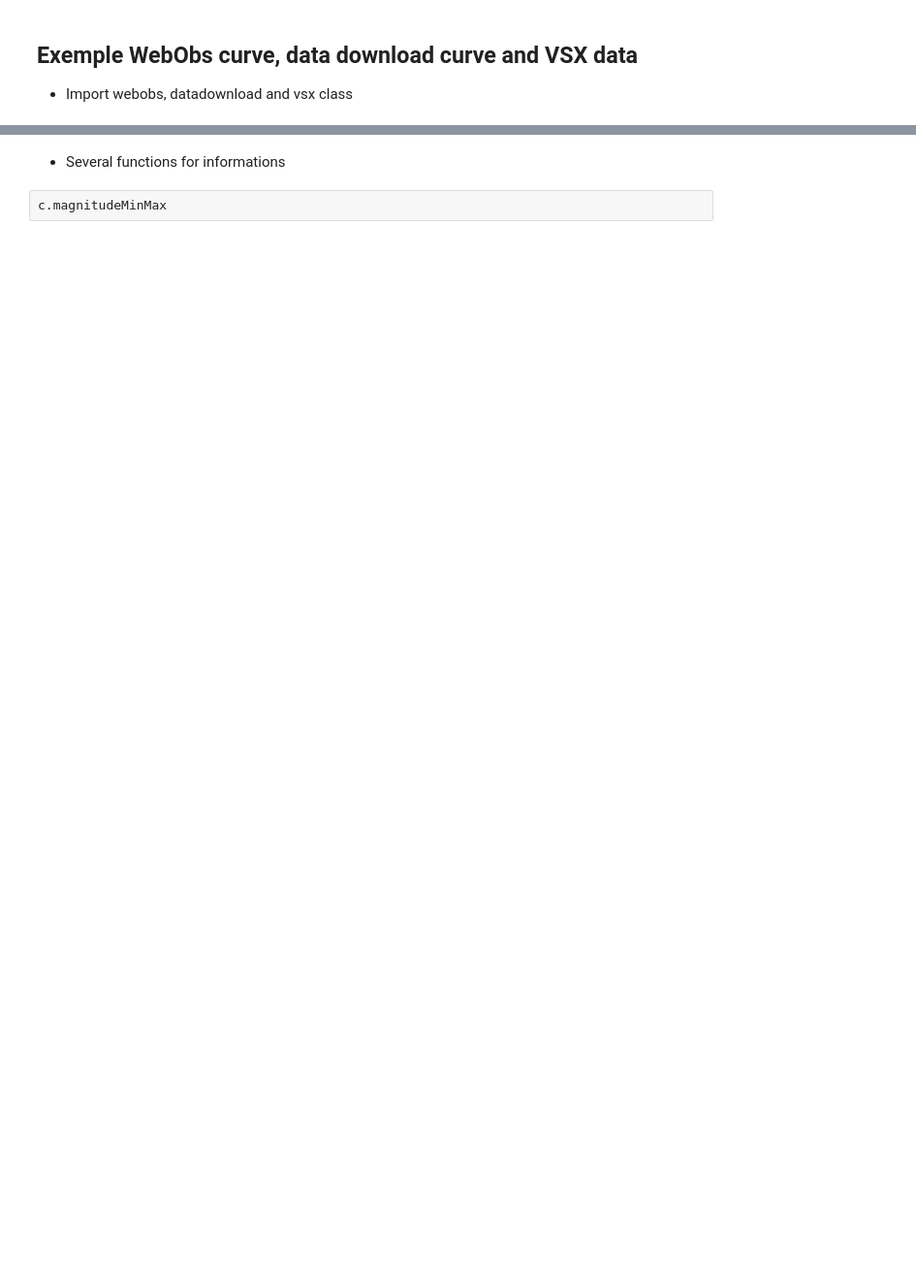
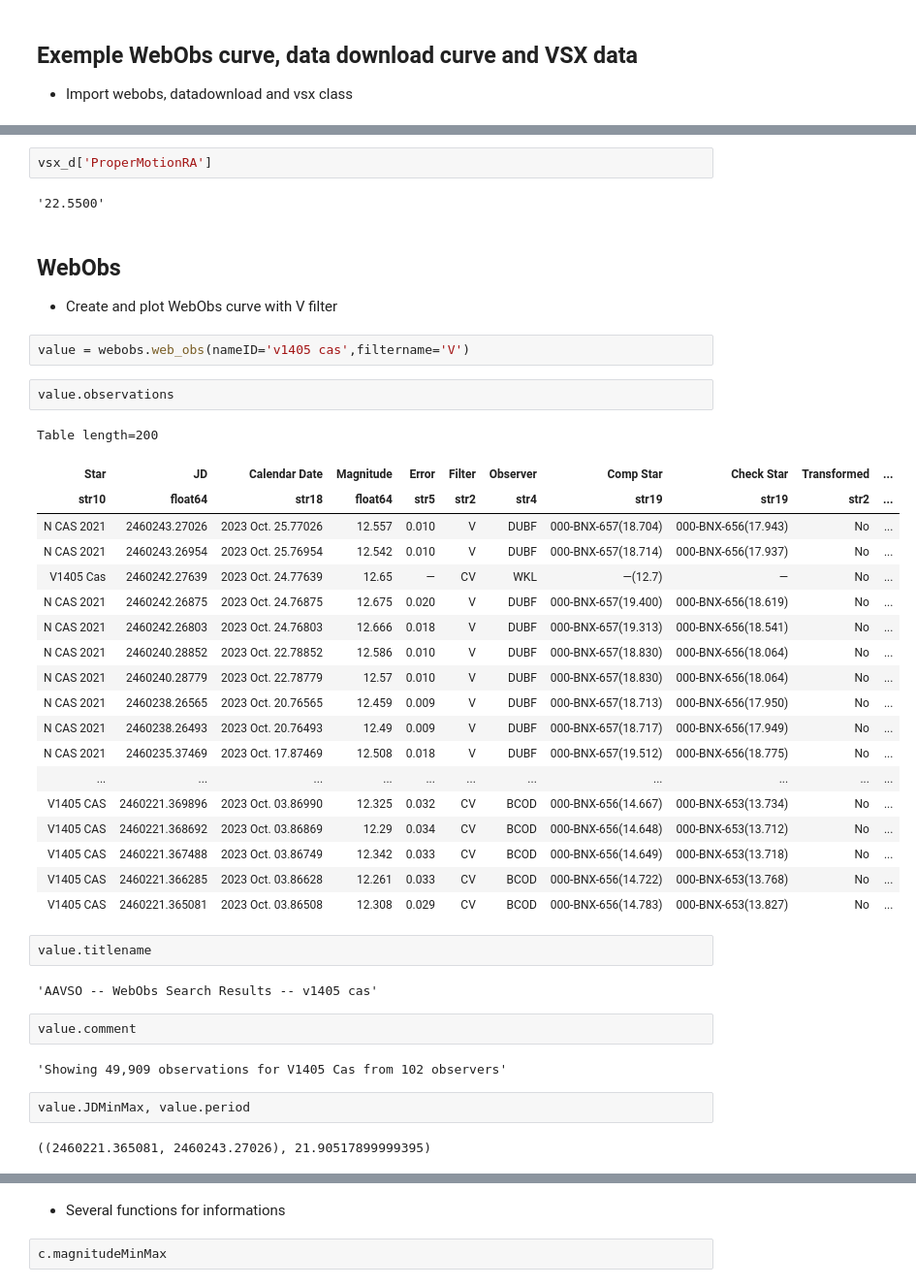
Before and after one commit to dtouzan/ciboulette, a Jupyter notebook: notebook/exemple-aavso.ipynb, the cells around one changed output, grey strips where cells are left out. Shown: that part at 97% size. Drawn from its saved outputs; the diff is of its cells as text; blank space fills up the shorter version.

```diff
--- a/notebook/exemple-aavso.ipynb
+++ b/notebook/exemple-aavso.ipynb
@@ -6,0 +104,43 @@ from ciboulette.aavso.webobs import WebObs, datadownload, vsx
+# %%
+vsx_d['ProperMotionRA']
+# %% [output]
+'22.5500'
+# %% [markdown]
+## WebObs
+- Create and plot WebObs curve with V filter
+# %%
+value = webobs.web_obs(nameID='v1405 cas',filtername='V')
+# %%
+value.observations
+# %% [output]
+Table length=200
+| Star | JD | Calendar Date | Magnitude | Error | Filter | Observer | Comp Star | Check Star | Transformed | ... |
+| str10 | float64 | str18 | float64 | str5 | str2 | str4 | str19 | str19 | str2 | ... |
+| N CAS 2021 | 2460243.27026 | 2023 Oct. 25.77026 | 12.557 | 0.010 | V | DUBF | 000-BNX-657(18.704) | 000-BNX-656(17.943) | No | ... |
+| N CAS 2021 | 2460243.26954 | 2023 Oct. 25.76954 | 12.542 | 0.010 | V | DUBF | 000-BNX-657(18.714) | 000-BNX-656(17.937) | No | ... |
+| V1405 Cas | 2460242.27639 | 2023 Oct. 24.77639 | 12.65 | — | CV | WKL | —(12.7) | — | No | ... |
+| N CAS 2021 | 2460242.26875 | 2023 Oct. 24.76875 | 12.675 | 0.020 | V | DUBF | 000-BNX-657(19.400) | 000-BNX-656(18.619) | No | ... |
+| N CAS 2021 | 2460242.26803 | 2023 Oct. 24.76803 | 12.666 | 0.018 | V | DUBF | 000-BNX-657(19.313) | 000-BNX-656(18.541) | No | ... |
+| N CAS 2021 | 2460240.28852 | 2023 Oct. 22.78852 | 12.586 | 0.010 | V | DUBF | 000-BNX-657(18.830) | 000-BNX-656(18.064) | No | ... |
+| N CAS 2021 | 2460240.28779 | 2023 Oct. 22.78779 | 12.57 | 0.010 | V | DUBF | 000-BNX-657(18.830) | 000-BNX-656(18.064) | No | ... |
+| N CAS 2021 | 2460238.26565 | 2023 Oct. 20.76565 | 12.459 | 0.009 | V | DUBF | 000-BNX-657(18.713) | 000-BNX-656(17.950) | No | ... |
+| N CAS 2021 | 2460238.26493 | 2023 Oct. 20.76493 | 12.49 | 0.009 | V | DUBF | 000-BNX-657(18.717) | 000-BNX-656(17.949) | No | ... |
+| N CAS 2021 | 2460235.37469 | 2023 Oct. 17.87469 | 12.508 | 0.018 | V | DUBF | 000-BNX-657(19.512) | 000-BNX-656(18.775) | No | ... |
+| ... | ... | ... | ... | ... | ... | ... | ... | ... | ... | ... |
+| V1405 CAS | 2460221.369896 | 2023 Oct. 03.86990 | 12.325 | 0.032 | CV | BCOD | 000-BNX-656(14.667) | 000-BNX-653(13.734) | No | ... |
+| V1405 CAS | 2460221.368692 | 2023 Oct. 03.86869 | 12.29 | 0.034 | CV | BCOD | 000-BNX-656(14.648) | 000-BNX-653(13.712) | No | ... |
+| V1405 CAS | 2460221.367488 | 2023 Oct. 03.86749 | 12.342 | 0.033 | CV | BCOD | 000-BNX-656(14.649) | 000-BNX-653(13.718) | No | ... |
+| V1405 CAS | 2460221.366285 | 2023 Oct. 03.86628 | 12.261 | 0.033 | CV | BCOD | 000-BNX-656(14.722) | 000-BNX-653(13.768) | No | ... |
+| V1405 CAS | 2460221.365081 | 2023 Oct. 03.86508 | 12.308 | 0.029 | CV | BCOD | 000-BNX-656(14.783) | 000-BNX-653(13.827) | No | ... |
+# %%
+value.titlename
+# %% [output]
+'AAVSO -- WebObs Search Results -- v1405 cas'
+# %%
+value.comment
+# %% [output]
+'Showing 49,909 observations for V1405 Cas from 102 observers'
+# %%
+value.JDMinMax, value.period
+# %% [output]
+((2460221.365081, 2460243.27026), 21.90517899999395)
```
Also changed, not shown: parts of 55 cells of this notebook, 1 other file.
